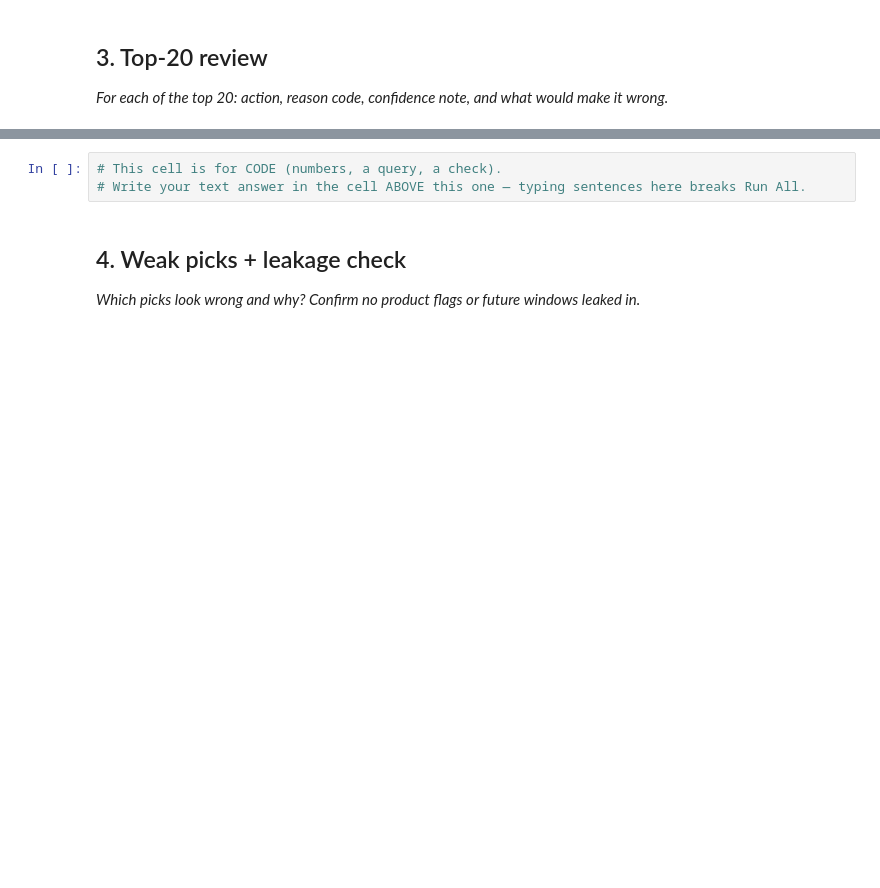
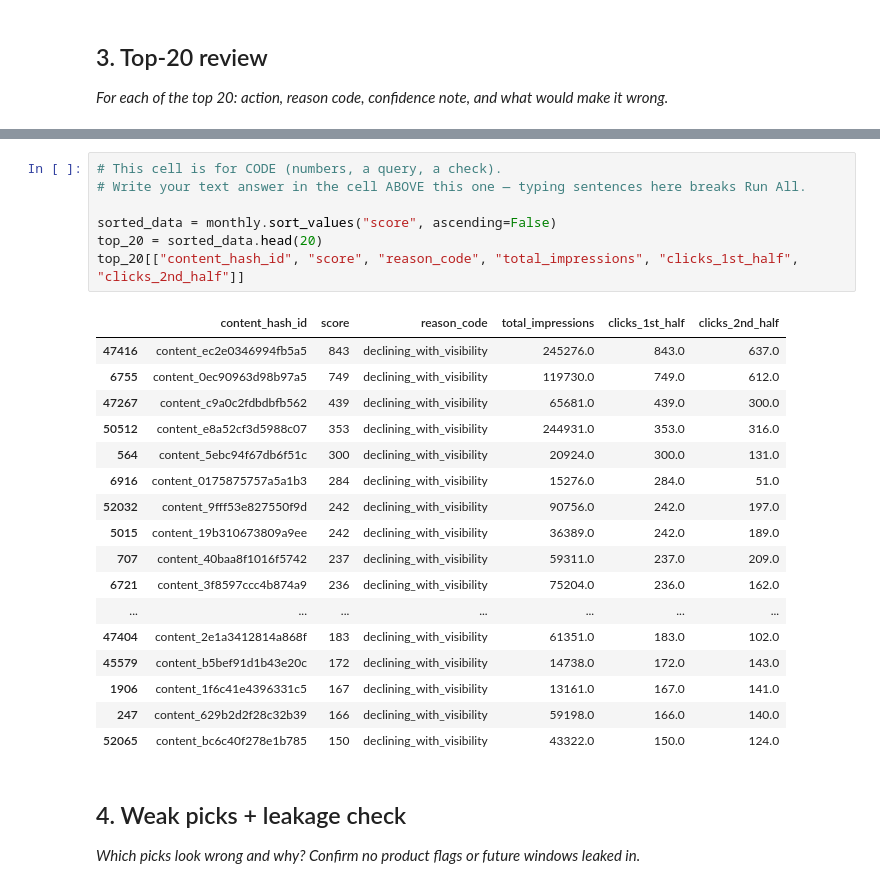
Before and after one commit to peddikotlahimani/Flyrank-internship, a Jupyter notebook: work/notebooks/w04_baseline_score.ipynb, the cells around one changed output, grey strips where cells are left out. Saved outputs shown, nothing was run; the diff lists cells and outputs as text; blank space fills up the shorter version.

```diff
--- a/work/notebooks/w04_baseline_score.ipynb
+++ b/work/notebooks/w04_baseline_score.ipynb
@@ -93,6 +156,28 @@ File exists: True
 # %%
 # This cell is for CODE (numbers, a query, a check).
 # Write your text answer in the cell ABOVE this one — typing sentences here breaks Run All.
+
+sorted_data = monthly.sort_values("score", ascending=False)
+top_20 = sorted_data.head(20)
+top_20[["content_hash_id", "score", "reason_code", "total_impressions", "clicks_1st_half", "clicks_2nd_half"]]
+# %% [output]
+|  | content_hash_id | score | reason_code | total_impressions | clicks_1st_half | clicks_2nd_half |
+| 47416 | content_ec2e0346994fb5a5 | 843 | declining_with_visibility | 245276.0 | 843.0 | 637.0 |
+| 6755 | content_0ec90963d98b97a5 | 749 | declining_with_visibility | 119730.0 | 749.0 | 612.0 |
+| 47267 | content_c9a0c2fdbdbfb562 | 439 | declining_with_visibility | 65681.0 | 439.0 | 300.0 |
+| 50512 | content_e8a52cf3d5988c07 | 353 | declining_with_visibility | 244931.0 | 353.0 | 316.0 |
+| 564 | content_5ebc94f67db6f51c | 300 | declining_with_visibility | 20924.0 | 300.0 | 131.0 |
+| 6916 | content_0175875757a5a1b3 | 284 | declining_with_visibility | 15276.0 | 284.0 | 51.0 |
+| 52032 | content_9fff53e827550f9d | 242 | declining_with_visibility | 90756.0 | 242.0 | 197.0 |
+| 5015 | content_19b310673809a9ee | 242 | declining_with_visibility | 36389.0 | 242.0 | 189.0 |
+| 707 | content_40baa8f1016f5742 | 237 | declining_with_visibility | 59311.0 | 237.0 | 209.0 |
+| 6721 | content_3f8597ccc4b874a9 | 236 | declining_with_visibility | 75204.0 | 236.0 | 162.0 |
+| ... | ... | ... | ... | ... | ... | ... |
+| 47404 | content_2e1a3412814a868f | 183 | declining_with_visibility | 61351.0 | 183.0 | 102.0 |
+| 45579 | content_b5bef91d1b43e20c | 172 | declining_with_visibility | 14738.0 | 172.0 | 143.0 |
+| 1906 | content_1f6c41e4396331c5 | 167 | declining_with_visibility | 13161.0 | 167.0 | 141.0 |
+| 247 | content_629b2d2f28c32b39 | 166 | declining_with_visibility | 59198.0 | 166.0 | 140.0 |
+| 52065 | content_bc6c40f278e1b785 | 150 | declining_with_visibility | 43322.0 | 150.0 | 124.0 |
 # %% [markdown]
 ## 4. Weak picks + leakage check
 
```
Also changed, not shown: parts of 3 cells of this notebook.
